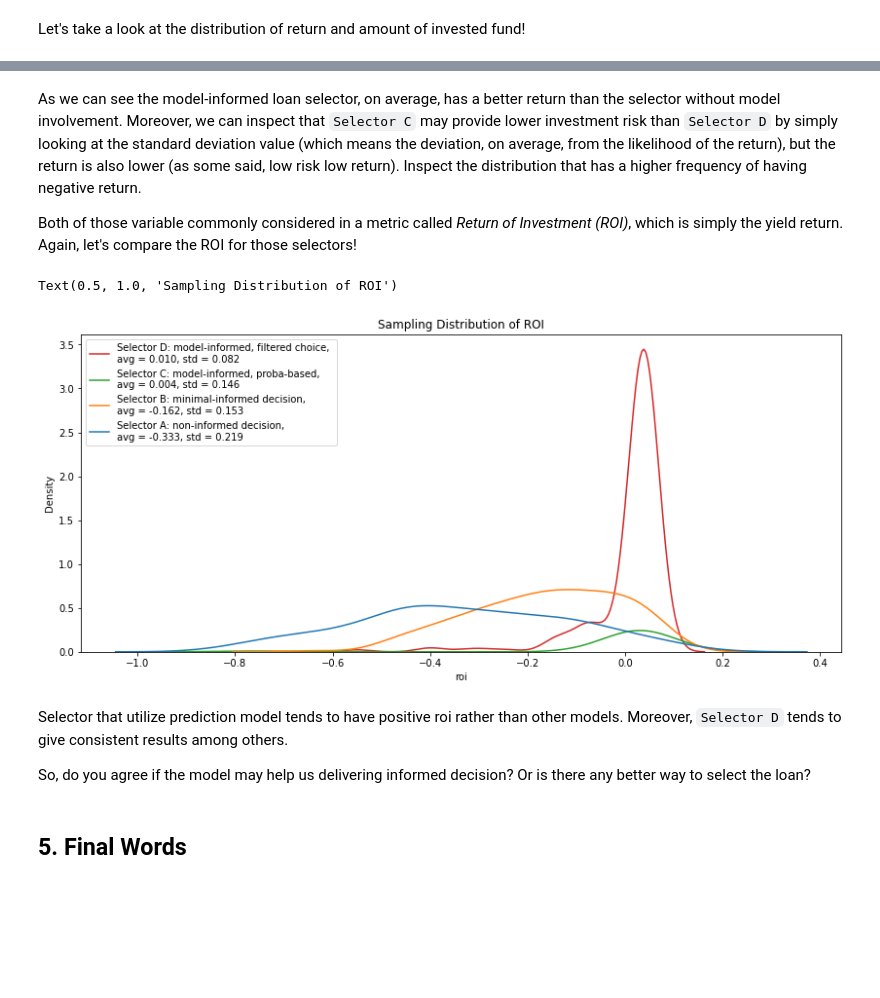
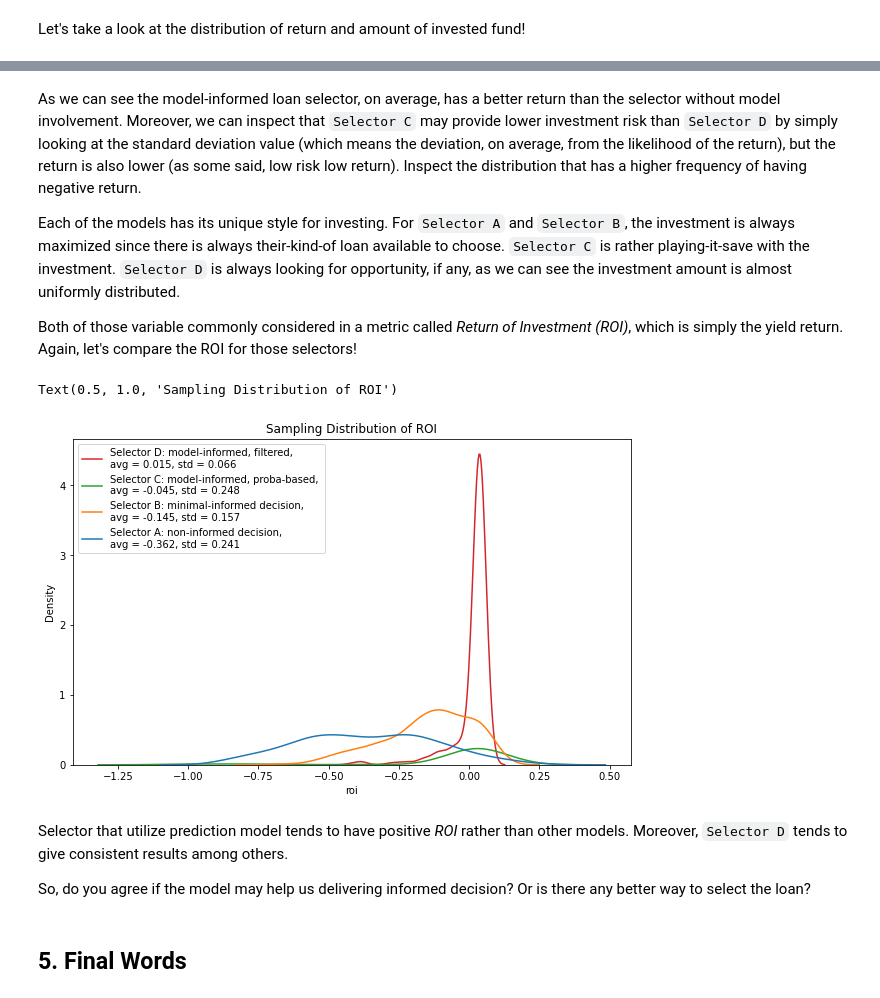
Before and after one commit to nbarizki/creditdefaultml, a Jupyter notebook: 3_Model_development.ipynb, the cells around one changed output, grey strips where cells are left out. Saved outputs shown, nothing was run; the diff lists cells and outputs as text; code cells hidden in the pictures; blank space fills up the shorter version.

```diff
--- a/3_Model_development.ipynb
+++ b/3_Model_development.ipynb
@@ -1044,7 +1051,7 @@ def SelectorB(budget, df, return_total_funding=False):
         return net_return, total_funding
     return net_return
 
-sample_df = testing_df_test.sample(200)
+sample_df = testing_df_test.sample(300)
 net_return, total_funding = SelectorB(100000, sample_df, True)
 print(f'Selector B. Total funding = ${total_funding:,.0f}, return = ${net_return:,.0f}')
 # %% [output]
@@ -1081,7 +1088,7 @@ def SelectorC(budget, df, return_total_funding=False):
         return net_return, total_funding
     return net_return
 
-sample_df = testing_df_test.sample(200)
+sample_df = testing_df_test.sample(300)
 net_return, total_funding = SelectorC(100000, sample_df, True)
 print(f'Selector C. Total funding = ${total_funding:,.0f}, return = ${net_return:,.0f}')
 # %% [output]
@@ -1116,7 +1123,7 @@ def SelectorD(budget, df, return_total_funding=False, treshold=0.5, value_choice
         return net_return, total_funding
     return net_return
 
-sample_df = testing_df_test.sample(200)
+sample_df = testing_df_test.sample(300)
 net_return, total_funding = SelectorD(100000, sample_df, True)
 print(f'Selector D. Total funding = ${total_funding:,.0f}, return = ${net_return:,.0f}')
 # %% [output]
@@ -1208,10 +1215,10 @@ return_D, investment_D = [], []
 iter_num = []
 budget = 100000
 # setting up iteration
-n_iter = 500
+n_iter = 300
 for x_ in tqdm(range(n_iter)):
     iter_num.append(x_ + 1)
-    sample_df = testing_df_test.sample(200)
+    sample_df = testing_df_test.sample(300)
     # Selector A
     r_A, i_A = SelectorA(budget, sample_df, return_total_funding=True)
     return_A.append(r_A)
@@ -1225,7 +1232,7 @@ for x_ in tqdm(range(n_iter)):
     return_C.append(r_C)
     investment_C.append(i_C)
     # Selector D
-    r_D, i_D = SelectorD(budget, sample_df, return_total_funding=True, treshold= 0.1, value_choice='proba_bad_loan')
+    r_D, i_D = SelectorD(budget, sample_df, return_total_funding=True, treshold= 0.12, value_choice='proba_bad_loan')
     return_D.append(r_D)
     investment_D.append(i_D)
 # create dataframe
@@ -1290,19 +1297,21 @@ ax[1].set_ylim(0, 2e-4)
 # %% [markdown]
 As we can see the model-informed loan selector, on average, has a better return than the selector without model involvement. Moreover, we can inspect that `Selector C` may provide lower investment risk than `Selector D` by simply looking at the standard deviation value (which means the deviation, on average, from the likelihood of the return), but the return is also lower (as some said, low risk low return). Inspect the distribution that has a higher frequency of having negative return.
 
+Each of the models has its unique style for investing. For `Selector A` and `Selector B`, the investment is always maximized since there is always their-kind-of loan available to choose. `Selector C` is rather playing-it-save with the investment. `Selector D` is always looking for opportunity, if any, as we can see the investment amount is almost uniformly distributed.
+
 Both of those variable commonly considered in a metric called *Return of Investment (ROI)*, which is simply the yield return. Again, let's compare the ROI for those selectors!
 # %%
-fig, ax = plt.subplots(figsize=(14, 6))
+fig, ax = plt.subplots(figsize=(10, 6))
 sns.kdeplot(data=compare_df, x='roi', hue='selector', ax=ax)
 ax.legend(return_leg[-1::-1])
 ax.set_title('Sampling Distribution of Return')
 ax.legend(roi_leg[-1::-1])
 ax.set_title('Sampling Distribution of ROI')
 # %% [output]
 Text(0.5, 1.0, 'Sampling Distribution of ROI')
-[figure, old version]
+[figure, new version]
 # %% [markdown]
-Selector that utilize prediction model tends to have positive roi rather than other models. Moreover, `Selector D` tends to give consistent results among others.
+Selector that utilize prediction model tends to have positive *ROI* rather than other models. Moreover, `Selector D` tends to give consistent results among others.
 
 So, do you agree if the model may help us delivering informed decision? Or is there any better way to select the loan?
 # %% [markdown]
```
Also changed, not shown: parts of 13 cells of this notebook.
